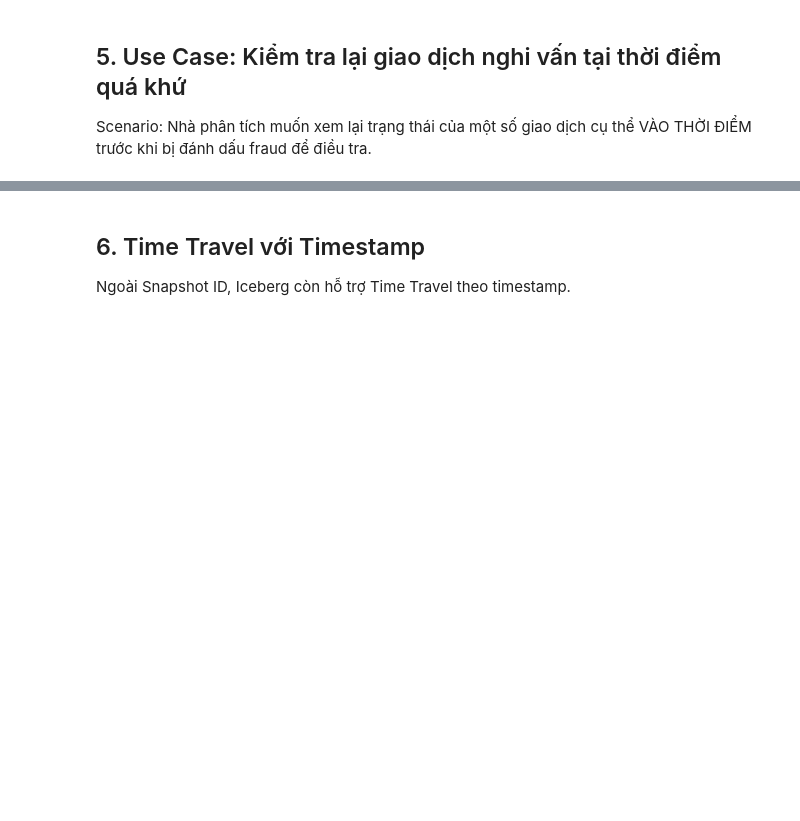
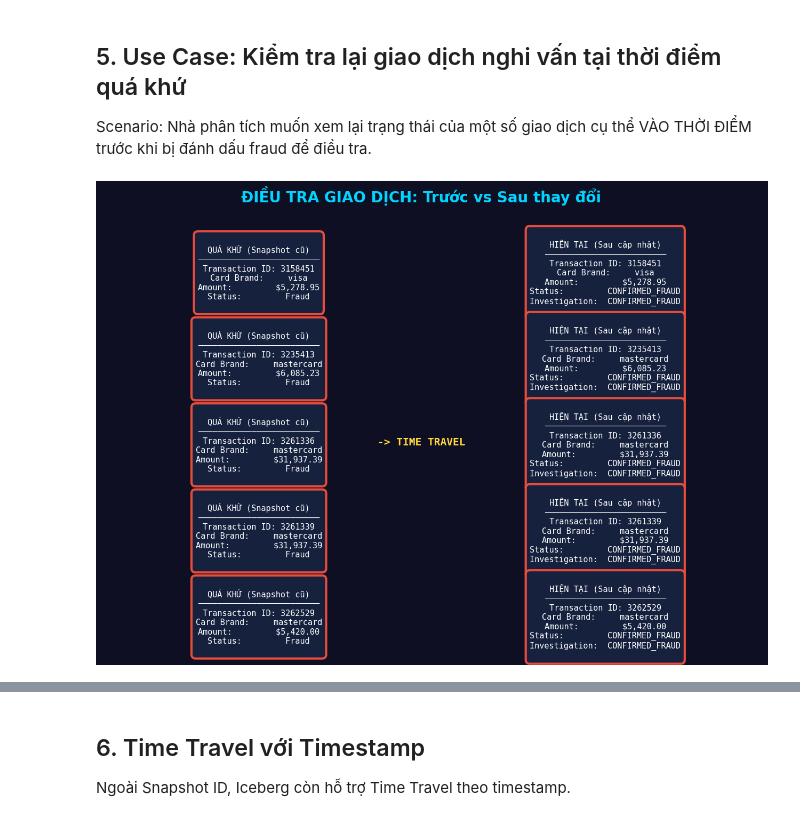
Before and after one commit to Cheesenoice/fraud-detection-lakehouse, a Jupyter notebook: notebooks/05_time_travel_demo.ipynb, the cells around one changed output, grey strips where cells are left out. Drawn from its saved outputs; the diff is of its cells as text; code cells hidden in the pictures; blank space fills up the shorter version.

```diff
--- a/notebooks/05_time_travel_demo.ipynb
+++ b/notebooks/05_time_travel_demo.ipynb
@@ -59,8 +59,8 @@ print("✅ Spark Session đã khởi tạo!")
 Iceberg lưu trữ mỗi thay đổi dữ liệu như một "snapshot". Ta có thể xem lịch sử các snapshots để biết các thời điểm có thể truy vấn.
 # %%
 # Xem lịch sử snapshots của bảng silver_transactions (từ dbt)
-# Lưu ý: Khi chạy từ full script, dbt tạo bảng ở schema bronze_silver
-TABLE_NAME = "demo.bronze_silver.silver_transactions"
+# Kiến trúc Medallion: bronze, silver, gold riêng biệt
+TABLE_NAME = "demo.silver.silver_transactions"
 
 print(f"📜 Lịch sử Snapshots - {TABLE_NAME}:")
 print("=" * 80)
@@ -72,12 +72,12 @@ df_snapshots = spark.sql(f"""
         operation,
         summary
     FROM {TABLE_NAME}.snapshots
-    ORDER BY committed_at
+    ORDER BY committed_at DESC
 """)
 
 df_snapshots.show(truncate=False)
 
-# Lưu snapshot IDs để sử dụng sau
+# Lưu vào biến snapshots để dùng cho visualization
 snapshots = df_snapshots.collect()
 print(f"\n📊 Tổng số snapshots: {len(snapshots)}")
 # %% [output]
@@ -349,36 +486,98 @@ print("\n💡 Iceberg cho phép truy vấn lại dữ liệu tại BẤT KỲ th
 
 Scenario: Nhà phân tích muốn xem lại trạng thái của một số giao dịch cụ thể VÀO THỜI ĐIỂM trước khi bị đánh dấu fraud để điều tra.
 # %%
-# Lấy một số TransactionID đã bị thay đổi thành fraud
+# USE CASE: ĐIều tra giao dịch nghi vấn - Visual Comparison (no emoji)
 changed_transactions = spark.sql(f"""
     SELECT TransactionID
     FROM {TABLE_NAME}
     WHERE investigation_status = 'CONFIRMED_FRAUD'
     LIMIT 5
 """).collect()
 
 if changed_transactions:
     tx_ids = [str(row['TransactionID']) for row in changed_transactions]
     tx_list = ','.join(tx_ids)
 
-    print("📋 So sánh trạng thái giao dịch TRƯỚC và SAU khi cập nhật:")
-    print("=" * 80)
-
-    # Trạng thái HIỆN TẠI (dùng tên cột mới từ dbt)
-    print("\n🔵 TRẠNG THÁI HIỆN TẠI:")
-    spark.sql(f"""
+    # Get current data
+    current_data = spark.sql(f"""
         SELECT TransactionID, is_fraud, transaction_amount, card_brand, investigation_status
         FROM {TABLE_NAME}
         WHERE TransactionID IN ({tx_list})
-    """).show(truncate=False)
+    """).collect()
 
-    # Trạng thái TẠI SNAPSHOT CŨ (Time Travel)
-    print(f"\n🟡 TRẠNG THÁI TẠI SNAPSHOT {snapshot_before} (QUÁ KHỨ):")
-    spark.sql(f"""
+    # Get past data (Time Travel)
+    past_data = spark.sql(f"""
         SELECT TransactionID, is_fraud, transaction_amount, card_brand
         FROM {TABLE_NAME} VERSION AS OF {snapshot_before}
         WHERE TransactionID IN ({tx_list})
-    """).show(truncate=False)
+    """).collect()
+
+    # Create visualization
+    fig = plt.figure(figsize=(16, 10))
+    fig.patch.set_facecolor('#0f0f23')
+    fig.suptitle('ĐIỀU TRA GIAO DỊCH: Trước vs Sau thay đổi',
+                 fontsize=20, fontweight='bold', color='#00d4ff', y=0.98)
+
+    gs = fig.add_gridspec(len(current_data), 2, hspace=0.3, wspace=0.1)
+
+    for i, (curr, past) in enumerate(zip(current_data, past_data)):
+        # PAST (left)
+        ax_past = fig.add_subplot(gs[i, 0])
+        ax_past.set_facecolor('#1a1a2e')
+
+        past_status = "Legitimate" if past['is_fraud'] == 0 else "Fraud"
+        past_color = '#00ff88' if past['is_fraud'] == 0 else '#e74c3c'
+
+        info_past = f"""
+QUÁ KHỨ (Snapshot cũ)
+─────────────────────────
+Transaction ID: {past['TransactionID']}
+Card Brand:     {past['card_brand']}
+Amount:         ${past['transaction_amount']:,.2f}
+Status:         {past_status}
+"""
+        ax_past.text(0.5, 0.5, info_past, transform=ax_past.transAxes, fontsize=11,
+                    ha='center', va='center', color='white', family='monospace',
+                    bbox=dict(boxstyle='round,pad=0.5', facecolor='#16213e',
+                             edgecolor=past_color, linewidth=3))
+        ax_past.axis('off')
+
+        # CURRENT (right)
+        ax_curr = fig.add_subplot(gs[i, 1])
+        ax_curr.set_facecolor('#1a1a2e')
+
+        curr_status = "CONFIRMED_FRAUD" if curr['is_fraud'] == 1 else "Legitimate"
+        curr_color = '#e74c3c' if curr['is_fraud'] == 1 else '#00ff88'
+
+        info_curr = f"""
+HIỆN TẠI (Sau cập nhật)
+─────────────────────────
+Transaction ID: {curr['TransactionID']}
+Card Brand:     {curr['card_brand']}
+Amount:         ${curr['transaction_amount']:,.2f}
+Status:         {curr_status}
+Investigation:  {curr['investigation_status'] or 'N/A'}
+"""
+        ax_curr.text(0.5, 0.5, info_curr, transform=ax_curr.transAxes, fontsize=11,
+                    ha='center', va='center', color='white', family='monospace',
+                    bbox=dict(boxstyle='round,pad=0.5', facecolor='#16213e',
+                             edgecolor=curr_color, linewidth=3))
+        ax_curr.axis('off')
+
+    # Add arrow between columns (ASCII label)
+    fig.text(0.5, 0.5, '-> TIME TRAVEL', fontsize=14, ha='center', va='center',
+             color='#ffd93d', fontweight='bold', family='monospace')
+
+    plt.tight_layout()
+    plt.show()
+
+    print("\n" + "="*70)
+    print("Time Travel giúp ĐIỀU TRA NGƯỢC:")
+    print("   - Xem trạng thái giao dịch TRƯỚC KHI bị đánh dấu fraud")
+    print("   - So sánh what changed between timepoints")
+    print("   - Audit trail cho compliance và pháp lý")
+    print("="*70)
 else:
-    print("⚠️ Không có giao dịch nào được thay đổi")
+    print("WARNING: Không có giao dịch nào được thay đổi")
 # %% [output]
+[figure, added]
```
Also changed, not shown: parts of 13 cells of this notebook, 10 other files.
